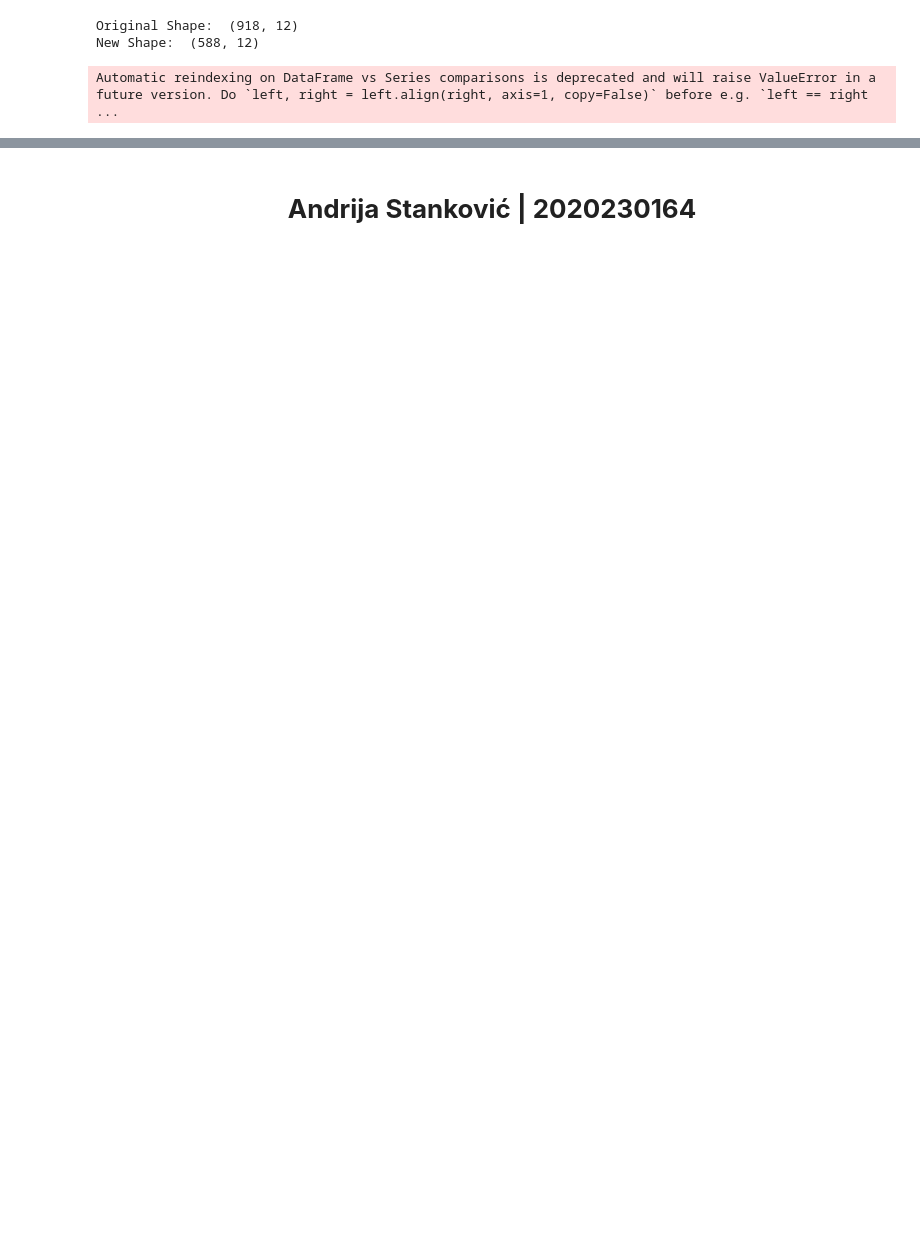
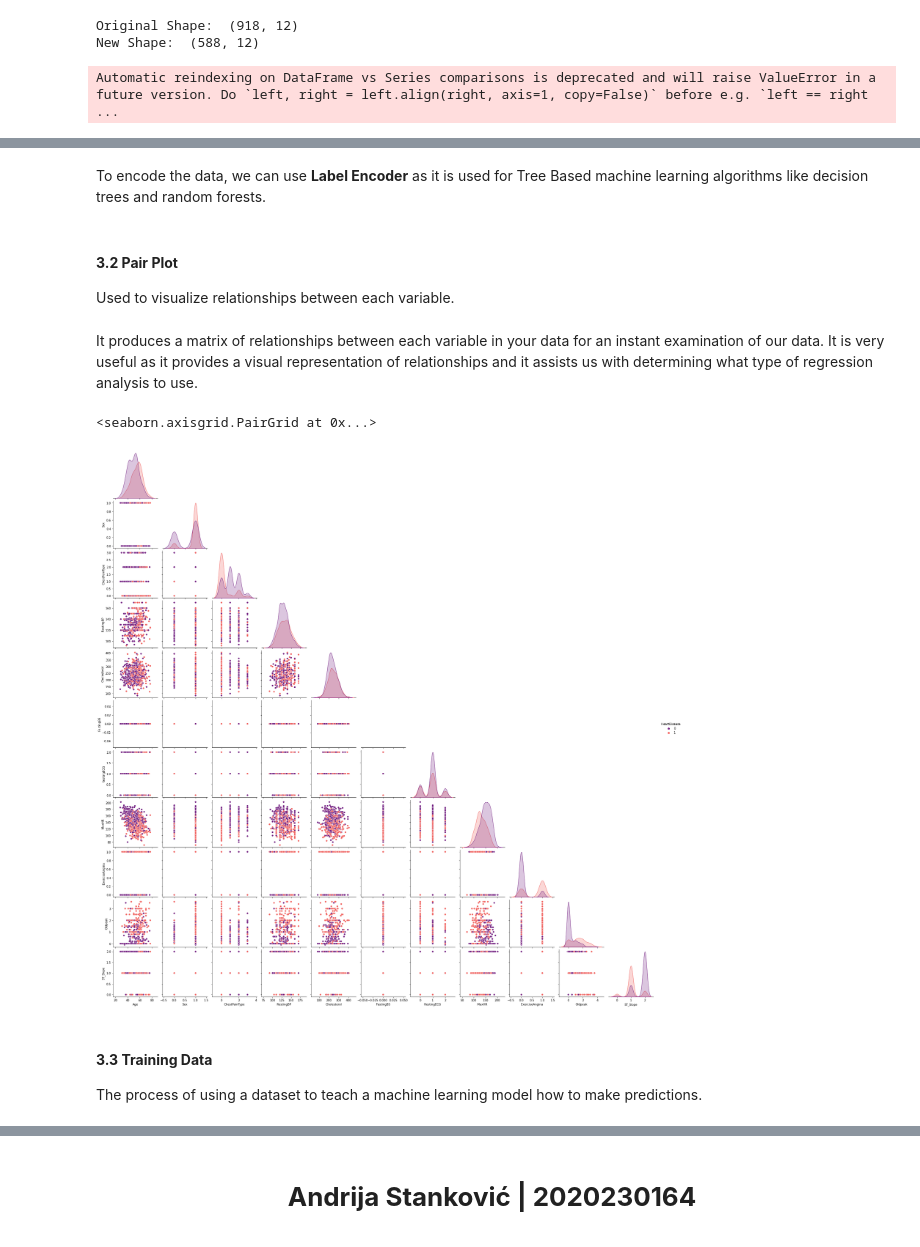
Before and after one commit to AkosoCodes/Heart-Disease-Prediction-EDA, a Jupyter notebook: final.ipynb, the cells around one changed output, grey strips where cells are left out. Drawn from its saved outputs; the diff is of its cells as text; code cells hidden in the pictures; blank space fills up the shorter version.

```diff
--- a/final.ipynb
+++ b/final.ipynb
@@ -656 +669,3 @@ Automatic reindexing on DataFrame vs Series comparisons is deprecated and will r
+# %% [markdown]
+To encode the data, we can use **Label Encoder** as it is used for Tree Based machine learning algorithms like decision trees and random forests.
 # %%
@@ -662,8 +678,22 @@ for column in df.columns:
     if df[column].dtype == "string":
         # Encode the column
         df[column] = le.fit_transform(df[column])
+# %% [markdown]
+#### **3.2 Pair Plot**
+
+Used to visualize relationships between each variable.
+# %% [markdown]
+It produces a matrix of relationships between each variable in your data for an instant examination of our data. It is very useful as it provides a visual representation of relationships and it assists us with determining what type of regression analysis to use.
 # %%
-#sns.pairplot(df, hue="HeartDisease", palette="magma")
+# Pair Plot of all columns
+sns.pairplot(df, hue="HeartDisease", corner=True, palette="magma")
+# %% [output]
+<seaborn.axisgrid.PairGrid at 0x...>
+[figure, added]
+# %% [markdown]
+#### **3.3 Training Data**
+
+The process of using a dataset to teach a machine learning model how to make predictions.
 # %%
 # Split data into X and y
 X = df.drop("HeartDisease", axis=1)
```
Also changed, not shown: parts of 27 cells of this notebook.
